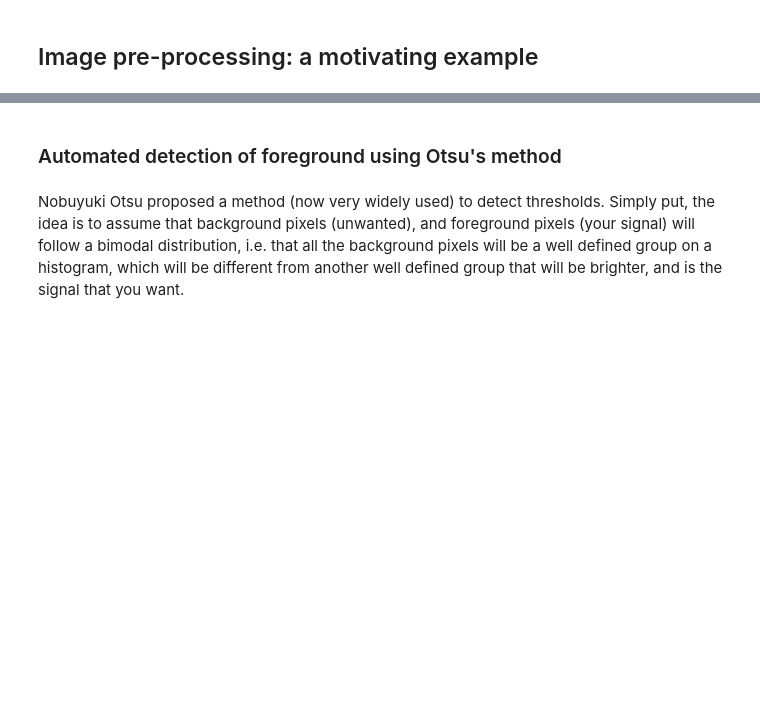
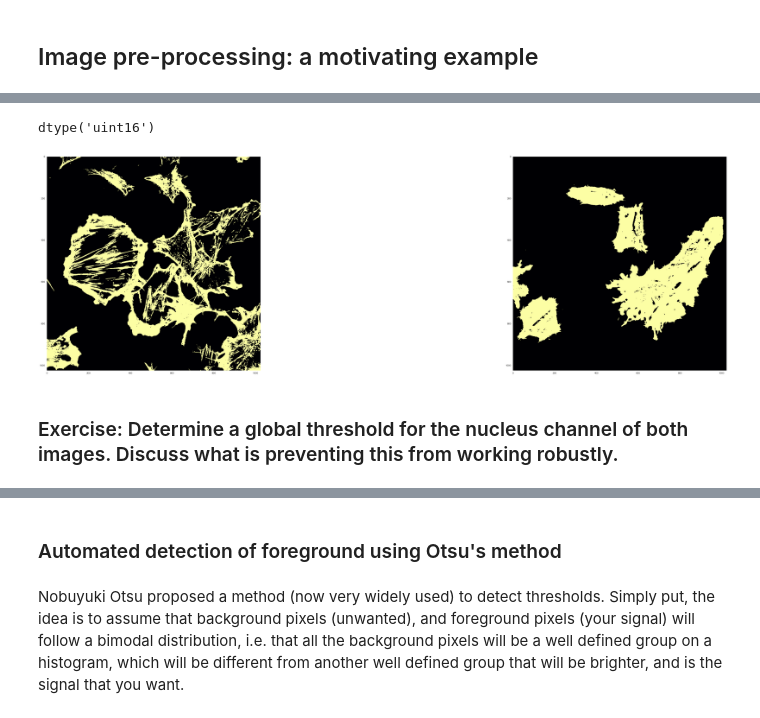
Before and after one commit to DataLucence/images, a Jupyter notebook: lessons/Lesson 3 Preprocessing I (Global Thresholds).ipynb, the cells around one changed output, grey strips where cells are left out. Saved outputs shown, nothing was run; the diff lists cells and outputs as text; code cells hidden in the pictures; blank space fills up the shorter version.

```diff
--- a/lessons/Lesson 3 Preprocessing I (Global Thresholds).ipynb
+++ b/lessons/Lesson 3 Preprocessing I (Global Thresholds).ipynb
@@ -27,0 +44,2 @@ Import an image file and associated metadata as we learned in the last lesson.
+# %%
+data_path = "../data/20170601-ROCK-vinc/"
@@ -125,2 +155,25 @@ Tomorrow, we will cover how to design your image processing pipeline to deal wit
 # %%
-nodrug_slice['actin'].dtype
+vinc['actin'].dtype
+# %% [output]
+dtype('uint16')
+# %%
+data1 = vinc["actin"]
+data2 = wt["actin"]
+
+from ipywidgets import interactive
+@interactive
+def show_masks(thresh=(0, data1.max() * 0.3, 40)):
+    fig, ax = plt.subplots(1, 2, figsize=(64, 16))
+    mask1 = np.zeros(data1.shape)
+    mask2 = np.zeros(data2.shape)
+
+    mask1[data1 >=thresh] = 1
+    mask2[data2 >=thresh] = 1
+
+    ax[0].imshow(mask1, vmin=0, vmax=1)
+    ax[1].imshow(mask2, vmin=0, vmax=1)
+show_masks
+# %% [output]
+[figure, added]
+# %% [markdown]
+### Exercise: Determine a global threshold for the nucleus channel of both images. Discuss what is preventing this from working robustly.
```
Also changed, not shown: parts of 63 cells of this notebook, 11 other files.
